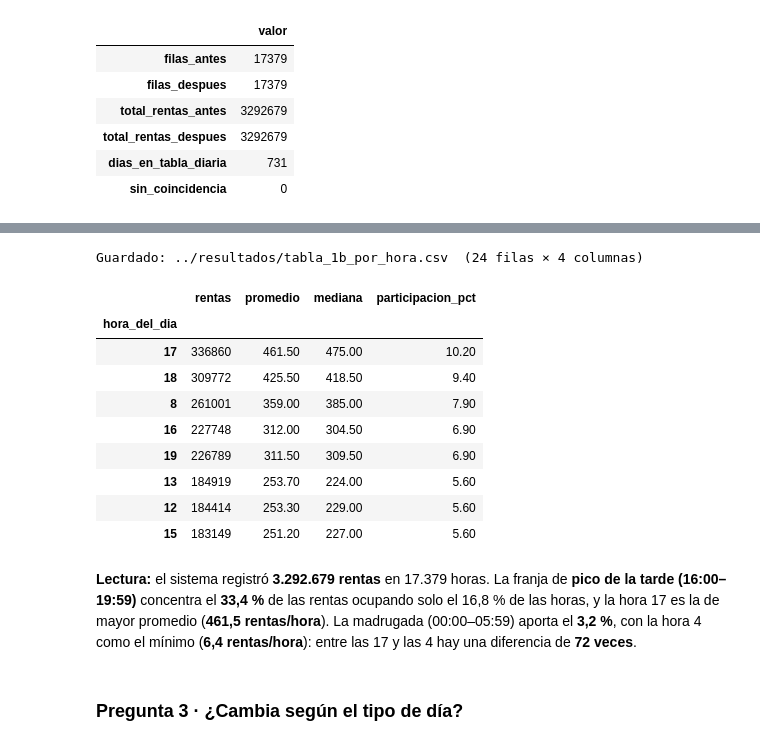
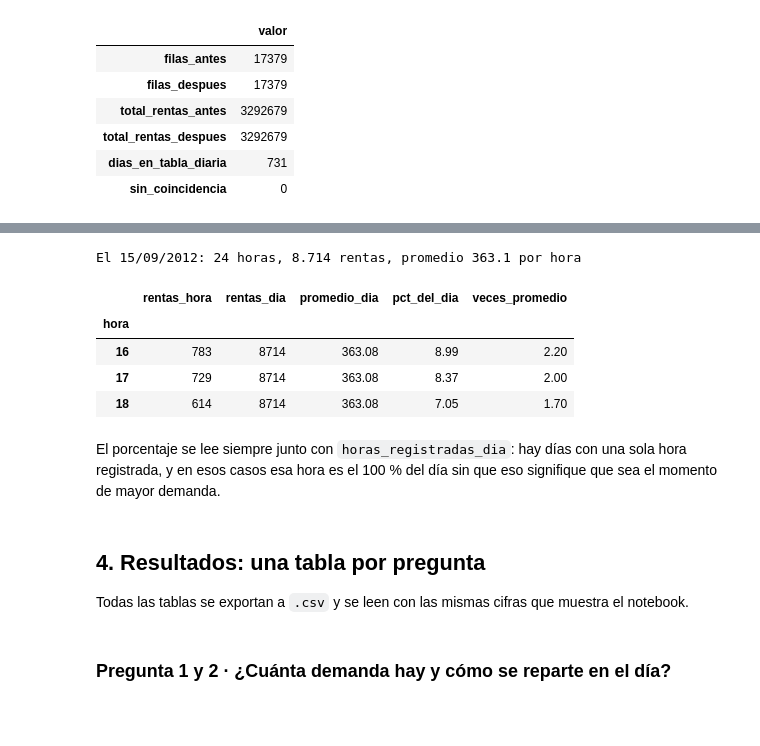
Before and after one commit to carlososoa/proyecto-integrado-iii, a Jupyter notebook: AE3/notebooks/EA3_transformacion_enriquecimiento.ipynb, the cells around one changed output, grey strips where cells are left out. Cells and saved outputs as stored; diff of their text form; code cells hidden in the pictures; blank space fills up the shorter version.

Commit message:
docs: explicar el cruce con la tabla diaria con un ejemplo real en el documento y el notebook

```diff
--- a/AE3/notebooks/EA3_transformacion_enriquecimiento.ipynb
+++ b/AE3/notebooks/EA3_transformacion_enriquecimiento.ipynb
@@ -265,30 +238,32 @@ Guardado: ../resultados/tabla_1a_franjas_horarias.csv  (7 filas × 5 columnas)
-# %%
-tabla_horas = (
-    df.groupby("hr")
-      .agg(rentas=("cnt", "sum"), promedio=("cnt", "mean"), mediana=("cnt", "median"))
-      .assign(participacion_pct=lambda t: t.rentas / t.rentas.sum() * 100)
-      .round(1)
-      .sort_values("promedio", ascending=False)
-)
-tabla_horas.index.name = "hora_del_dia"
-exportar(tabla_horas, "tabla_1b_por_hora.csv")
-tabla_horas.head(8)
-# %% [output]
-Guardado: ../resultados/tabla_1b_por_hora.csv  (24 filas × 4 columnas)
-|  | rentas | promedio | mediana | participacion_pct |
-| hora_del_dia |  |  |  |  |
-| 17 | 336860 | 461.50 | 475.00 | 10.20 |
-| 18 | 309772 | 425.50 | 418.50 | 9.40 |
-| 8 | 261001 | 359.00 | 385.00 | 7.90 |
-| 16 | 227748 | 312.00 | 304.50 | 6.90 |
-| 19 | 226789 | 311.50 | 309.50 | 6.90 |
-| 13 | 184919 | 253.70 | 224.00 | 5.60 |
-| 12 | 184414 | 253.30 | 229.00 | 5.60 |
-| 15 | 183149 | 251.20 | 227.00 | 5.60 |
+# %%
+dia_ejemplo = df[df["dteday"] == pd.Timestamp("2012-09-15")]
+
+ejemplo_cruce = (
+    dia_ejemplo[dia_ejemplo["hr"].isin([16, 17, 18])]
+    [["hr", "cnt", "total_dia", "promedio_hora_dia", "pct_hora_del_dia"]]
+    .rename(columns={"hr": "hora", "cnt": "rentas_hora", "total_dia": "rentas_dia",
+                     "promedio_hora_dia": "promedio_dia", "pct_hora_del_dia": "pct_del_dia"})
+    .set_index("hora")
+)
+ejemplo_cruce["veces_promedio"] = (ejemplo_cruce["rentas_hora"] / ejemplo_cruce["promedio_dia"]).round(1)
+
+totales = f"{dia_ejemplo['cnt'].sum():,}".replace(",", ".")
+print(f"El {dia_ejemplo['dteday'].iloc[0]:%d/%m/%Y}: {len(dia_ejemplo)} horas, "
+      f"{totales} rentas, promedio {dia_ejemplo['cnt'].mean():.1f} por hora")
+ejemplo_cruce
+# %% [output]
+El 15/09/2012: 24 horas, 8.714 rentas, promedio 363.1 por hora
+|  | rentas_hora | rentas_dia | promedio_dia | pct_del_dia | veces_promedio |
+| hora |  |  |  |  |  |
+| 16 | 783 | 8714 | 363.08 | 8.99 | 2.20 |
+| 17 | 729 | 8714 | 363.08 | 8.37 | 2.00 |
+| 18 | 614 | 8714 | 363.08 | 7.05 | 1.70 |
+# %% [markdown]
+El porcentaje se lee siempre junto con `horas_registradas_dia`: hay días con una sola hora registrada, y en
+esos casos esa hora es el 100 % del día sin que eso signifique que sea el momento de mayor demanda.
+# %% [markdown]
+## 4. Resultados: una tabla por pregunta
+
+Todas las tablas se exportan a `.csv` y se leen con las mismas cifras que muestra el notebook.
 # %% [markdown]
-**Lectura:** el sistema registró **3.292.679 rentas** en 17.379 horas. La franja de **pico de la tarde
-(16:00–19:59)** concentra el **33,4 %** de las rentas ocupando solo el 16,8 % de las horas, y la hora 17
-es la de mayor promedio (**461,5 rentas/hora**). La madrugada (00:00–05:59) aporta el **3,2 %**, con la
-hora 4 como el mínimo (**6,4 rentas/hora**): entre las 17 y las 4 hay una diferencia de **72 veces**.
+### Pregunta 1 y 2 · ¿Cuánta demanda hay y cómo se reparte en el día?
-# %% [markdown]
-### Pregunta 3 · ¿Cambia según el tipo de día?
```
Also changed, not shown: parts of 30 cells of this notebook, 2 other files.
